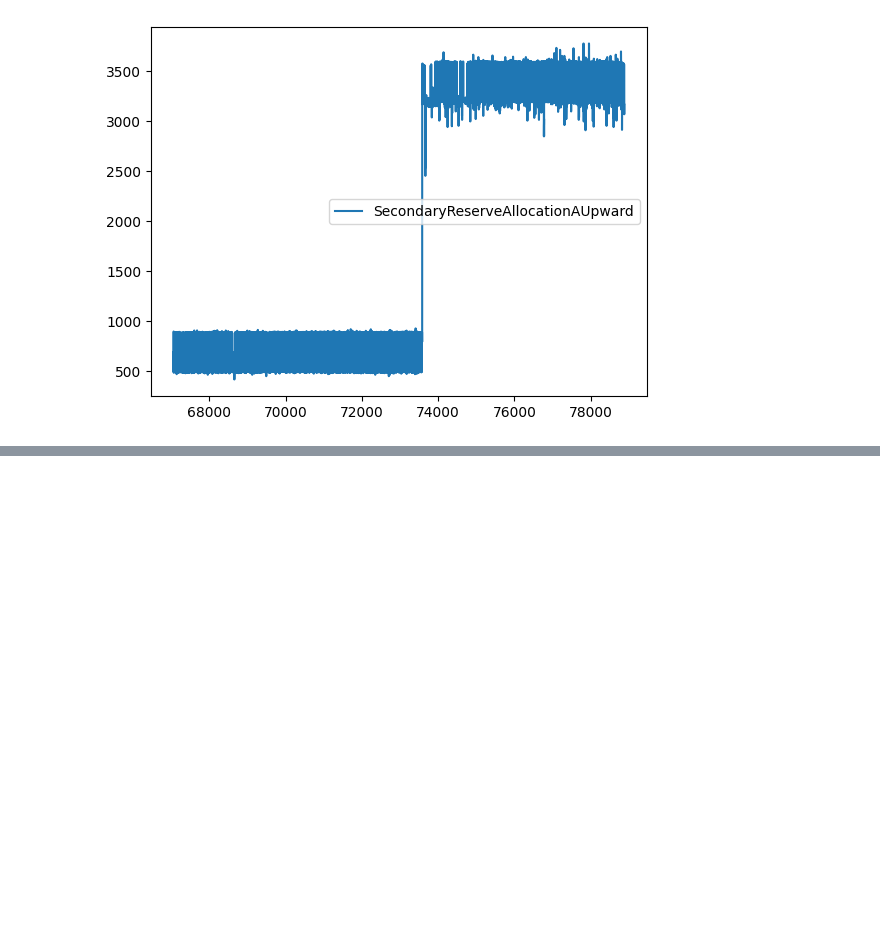
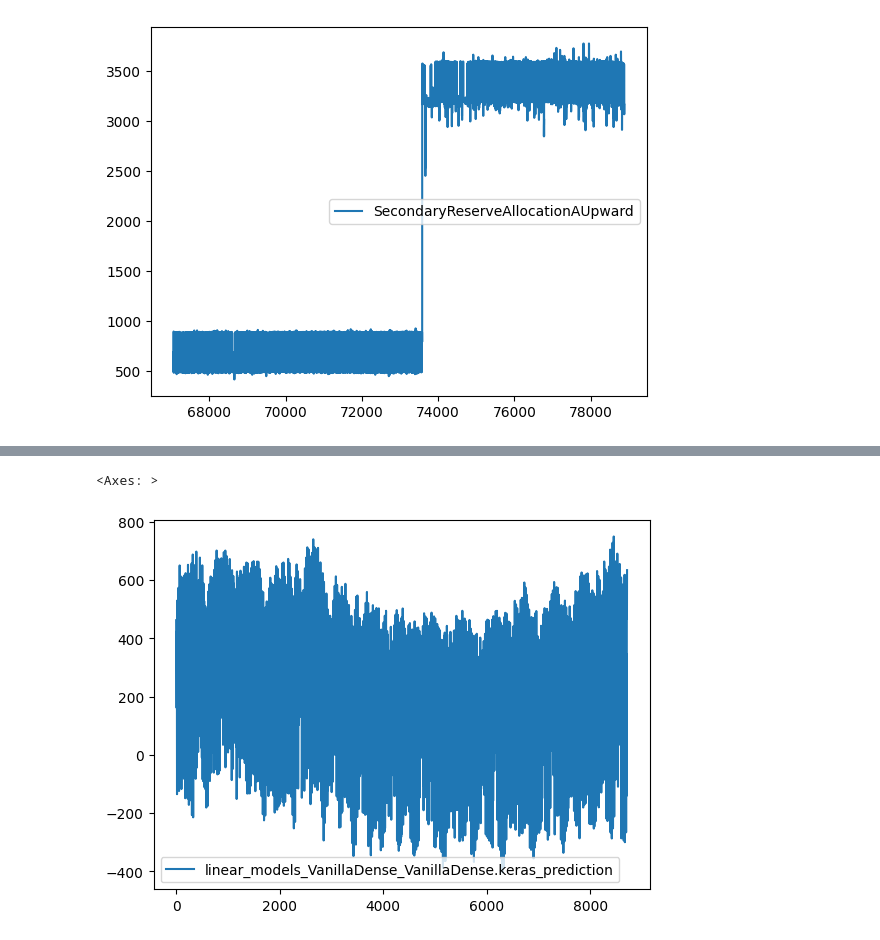
Before and after one commit to JotaFan/renewable-generation-into-reserve-markets, a Jupyter notebook: notebooks/Model Validation.ipynb, the cells around one changed output, grey strips where cells are left out. Saved outputs shown, nothing was run; the diff lists cells and outputs as text; code cells hidden in the pictures; blank space fills up the shorter version.

```diff
--- a/notebooks/Model Validation.ipynb
+++ b/notebooks/Model Validation.ipynb
@@ -364,0 +378,5 @@ Name: SecondaryReserveAllocationAUpward, Length: 8712, dtype: float64
+# %%
+(results_df[better_cols] - results_df[[alloc_test_col]].to_numpy()).plot()
+# %% [output]
+<Axes: >
+[figure, added]
```
Also changed, not shown: parts of 12 cells of this notebook, 38 other files.
